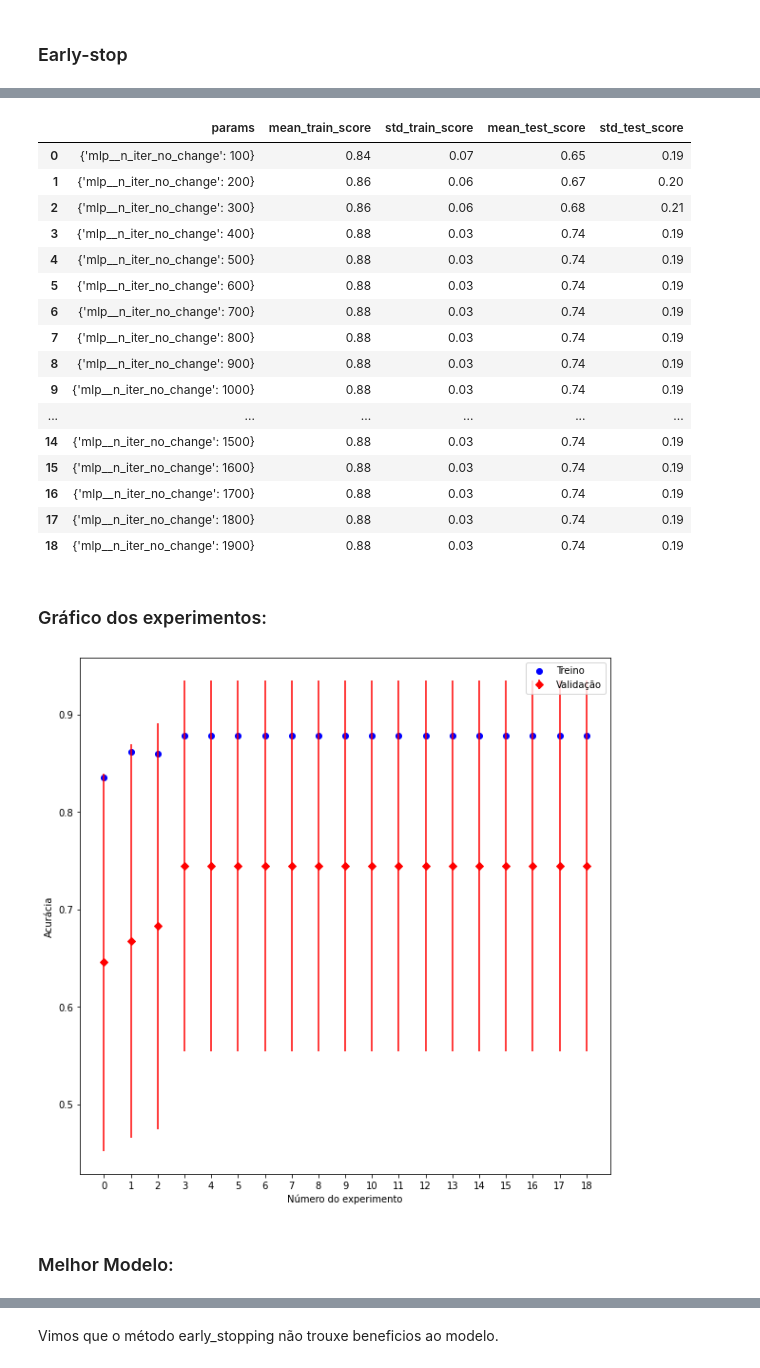
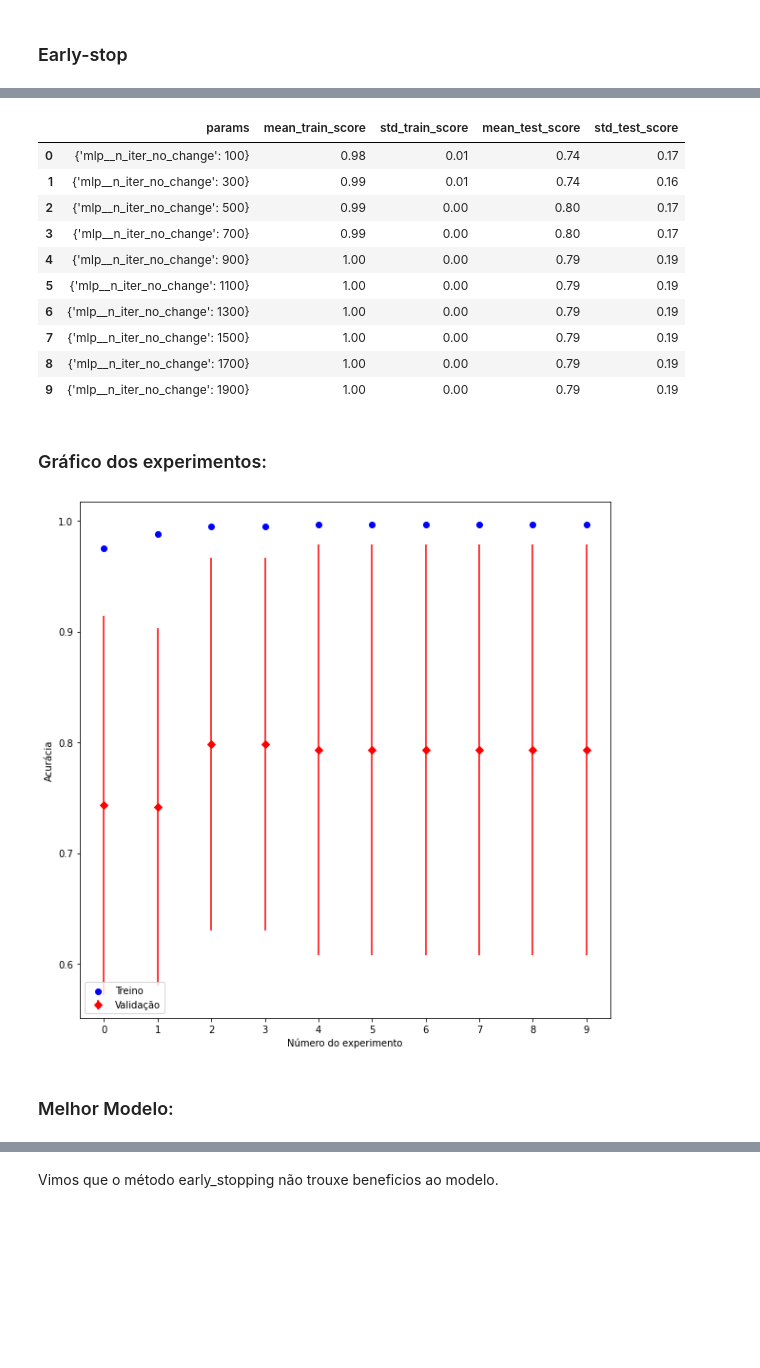
Before and after one commit to HeitorBRaymundo/mc906, a Jupyter notebook: prj3/NeuralNetwork.ipynb, the cells around one changed output, grey strips where cells are left out. Cells and saved outputs as stored; diff of their text form; code cells hidden in the pictures; blank space fills up the shorter version.

```diff
--- a/prj3/NeuralNetwork.ipynb
+++ b/prj3/NeuralNetwork.ipynb
@@ -233,7 +240,8 @@ Sem diferenças no batch-size, vamos usar o padrao do scikit-learn que é 200
 # %%
 pipe = Pipeline([
     ('scaler', StandardScaler()),
-    ('mlp', MLPClassifier(random_state=0, max_iter=100000, learning_rate_init=0.0001))
+    ('mlp', MLPClassifier(random_state=0, max_iter=100000,
+                          hidden_layer_sizes=(100, 10), learning_rate_init=0.0005))
 ])
 
 scikit_train_validate(pipe, X_processed, database_train.y, database_train.cv_author)
@@ -251,7 +259,8 @@ Gráfico Matriz de Confusão:
 # %%
 pipe = Pipeline([
     ('scaler', MinMaxScaler()),
-    ('mlp', MLPClassifier(random_state=0, max_iter=100000, learning_rate_init=0.0001))
+    ('mlp', MLPClassifier(random_state=0, max_iter=100000,
+                          hidden_layer_sizes=(100, 10), learning_rate_init=0.0005))
 ])
 
 scikit_train_validate(pipe, X_processed, database_train.y, database_train.cv_author)
@@ -321,12 +326,11 @@ Vimos que agora um alpha de 60 melhorou suavemente o modelo na validação e dei
 ### Early-stop
 # %%
 pipe = Pipeline([
-    ('scaler', StandardScaler()),
-    ('mlp', MLPClassifier(random_state=0, max_iter=100000, learning_rate_init=0.0001,
-                          alpha=60, early_stopping=True))
+    ('mlp', MLPClassifier(random_state=0, max_iter=100000, alpha=0.0001,
+                          hidden_layer_sizes=(100, 10), learning_rate_init=0.0005, early_stopping=True))
 ])
 
-parameters = {'mlp__n_iter_no_change': np.arange(100, 2000, 100)}
+parameters = {'mlp__n_iter_no_change': np.arange(100, 2000, 200)}
 
 grid_search(pipe, parameters, X_processed, database_train.y, database_train.cv_author, n_jobs=6)
 # %% [output]
@@ -345,22 +347,16 @@ Fitting 5 folds for each of 19 candidates, totalling 95 fits
 Relatório dos experimentos:
 |  | params | mean_train_score | std_train_score | mean_test_score | std_test_score |
-| 0 | {'mlp__n_iter_no_change': 100} | 0.84 | 0.07 | 0.65 | 0.19 |
-| 1 | {'mlp__n_iter_no_change': 200} | 0.86 | 0.06 | 0.67 | 0.20 |
-| 2 | {'mlp__n_iter_no_change': 300} | 0.86 | 0.06 | 0.68 | 0.21 |
-| 3 | {'mlp__n_iter_no_change': 400} | 0.88 | 0.03 | 0.74 | 0.19 |
-| 4 | {'mlp__n_iter_no_change': 500} | 0.88 | 0.03 | 0.74 | 0.19 |
-| 5 | {'mlp__n_iter_no_change': 600} | 0.88 | 0.03 | 0.74 | 0.19 |
-| 6 | {'mlp__n_iter_no_change': 700} | 0.88 | 0.03 | 0.74 | 0.19 |
-| 7 | {'mlp__n_iter_no_change': 800} | 0.88 | 0.03 | 0.74 | 0.19 |
-| 8 | {'mlp__n_iter_no_change': 900} | 0.88 | 0.03 | 0.74 | 0.19 |
-| 9 | {'mlp__n_iter_no_change': 1000} | 0.88 | 0.03 | 0.74 | 0.19 |
-| ... | ... | ... | ... | ... | ... |
-| 14 | {'mlp__n_iter_no_change': 1500} | 0.88 | 0.03 | 0.74 | 0.19 |
-| 15 | {'mlp__n_iter_no_change': 1600} | 0.88 | 0.03 | 0.74 | 0.19 |
-| 16 | {'mlp__n_iter_no_change': 1700} | 0.88 | 0.03 | 0.74 | 0.19 |
-| 17 | {'mlp__n_iter_no_change': 1800} | 0.88 | 0.03 | 0.74 | 0.19 |
-| 18 | {'mlp__n_iter_no_change': 1900} | 0.88 | 0.03 | 0.74 | 0.19 |
+| 0 | {'mlp__n_iter_no_change': 100} | 0.98 | 0.01 | 0.74 | 0.17 |
+| 1 | {'mlp__n_iter_no_change': 300} | 0.99 | 0.01 | 0.74 | 0.16 |
+| 2 | {'mlp__n_iter_no_change': 500} | 0.99 | 0.00 | 0.80 | 0.17 |
+| 3 | {'mlp__n_iter_no_change': 700} | 0.99 | 0.00 | 0.80 | 0.17 |
+| 4 | {'mlp__n_iter_no_change': 900} | 1.00 | 0.00 | 0.79 | 0.19 |
+| 5 | {'mlp__n_iter_no_change': 1100} | 1.00 | 0.00 | 0.79 | 0.19 |
+| 6 | {'mlp__n_iter_no_change': 1300} | 1.00 | 0.00 | 0.79 | 0.19 |
+| 7 | {'mlp__n_iter_no_change': 1500} | 1.00 | 0.00 | 0.79 | 0.19 |
+| 8 | {'mlp__n_iter_no_change': 1700} | 1.00 | 0.00 | 0.79 | 0.19 |
+| 9 | {'mlp__n_iter_no_change': 1900} | 1.00 | 0.00 | 0.79 | 0.19 |
 Gráfico dos experimentos:
-[figure, old version]
+[figure, new version]
 Melhor Modelo:
 |  | params | mean_train_score | std_train_score | mean_test_score | std_test_score |
```
Also changed, not shown: parts of 24 cells of this notebook, 4 other files.
